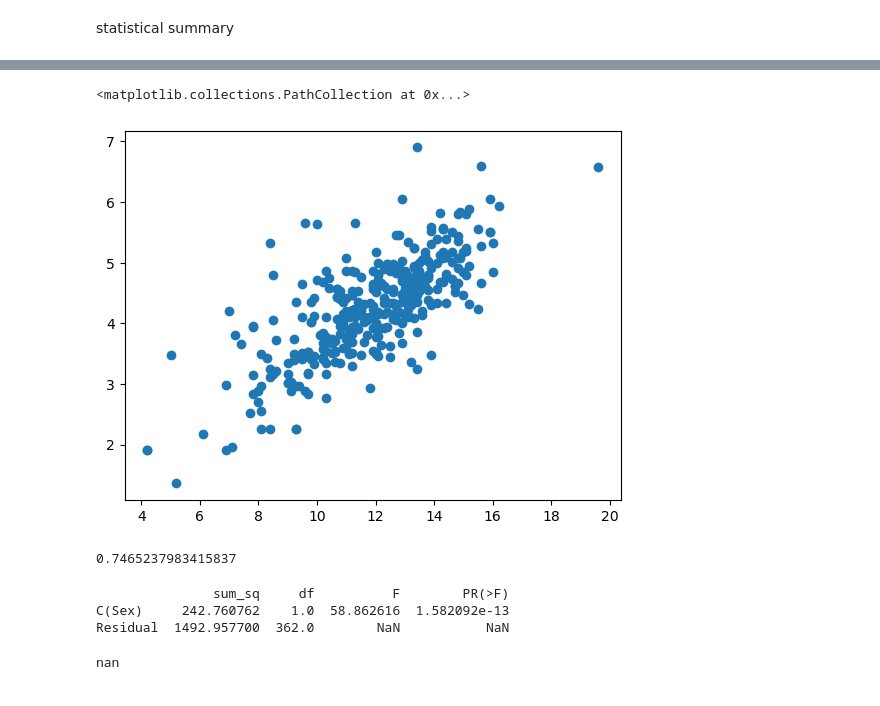
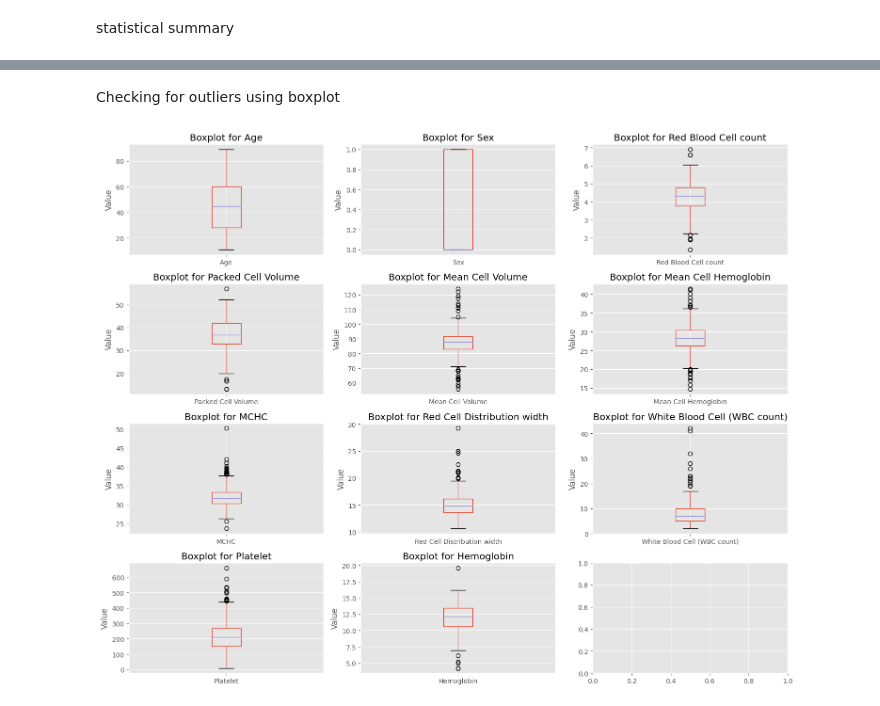
Before and after one commit to Perception-ui/AnemiaPredictor, a Jupyter notebook: Notebook.ipynb, the cells around one changed output, grey strips where cells are left out. Cells and saved outputs as stored; diff of their text form; code cells hidden in the pictures.

```diff
--- a/Notebook.ipynb
+++ b/Notebook.ipynb
@@ -220,31 +234,35 @@ plt.show
-# %%
-# Bivariate analysis
-
-# Scatterplot
-plt.scatter(df['Hemoglobin'], df['Red Blood Cell count'])
-# %% [output]
-<matplotlib.collections.PathCollection at 0x...>
-[figure, removed]
-# %%
-# Correlation
-print(df['Red Blood Cell count'].corr(df['Hemoglobin']))
-# %% [output]
-0.7465237983415837
-# %%
-# ANOVA
-import statsmodels.api as sm
-from statsmodels.formula.api import ols
-model = ols('Hemoglobin ~ C(Sex)', data=df).fit()
-anova_table = sm.stats.anova_lm(model, typ=2)
-print(anova_table)
-# %% [output]
-               sum_sq     df          F        PR(>F)
-C(Sex)     242.760762    1.0  58.862616  1.582092e-13
-Residual  1492.957700  362.0        NaN           NaN
-# %%
-from scipy.stats import shapiro, ttest_ind, chi2_contingency
-# T-test
-tstat, pval = ttest_ind(df['Hemoglobin'][df['Sex']=='0'], df['Hemoglobin'][df['Sex']=='1'])
-print(pval)
-# %% [output]
-nan
+# %% [markdown]
+Checking for outliers using boxplot
+# %%
+selected_columns = [
+    'Age',
+    'Sex',
+    'Red Blood Cell count',
+    'Packed Cell Volume',
+    'Mean Cell Volume',
+    'Mean Cell Hemoglobin',
+    'MCHC',
+    'Red Cell Distribution width',
+    'White Blood Cell (WBC count)',
+    'Platelet',
+    'Hemoglobin'
+]
+# Determine the number of rows and columns for the grid
+num_rows = 4
+num_cols = 3
+# Create a grid of boxplots
+fig, axes = plt.subplots(nrows=num_rows, ncols=num_cols, figsize=(15, 12))
+axes = axes.flatten()
+
+# Create individual labeled boxplots for each column
+for i, column in enumerate(selected_columns):
+    ax = axes[i]
+    df.boxplot(column=column, ax=ax)
+    ax.set_title(f'Boxplot for {column}')
+    ax.set_ylabel('Value')
+
+# Adjust layout
+plt.tight_layout()
+plt.show()
+# %% [output]
+[figure, added]
```
Also changed, not shown: parts of 23 cells of this notebook.
